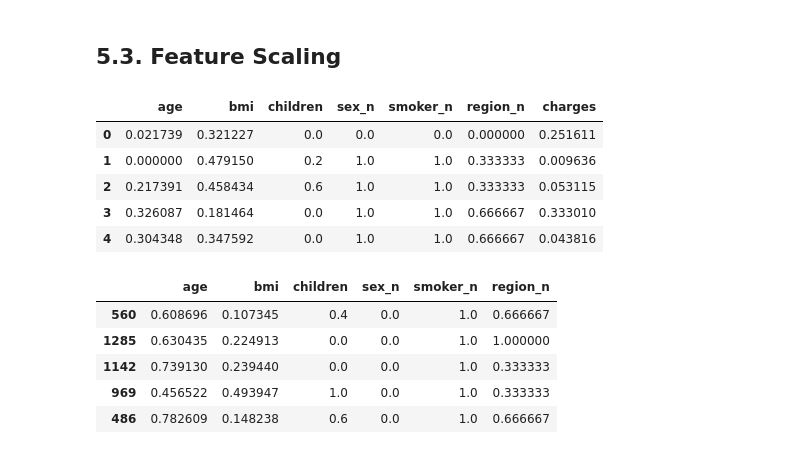
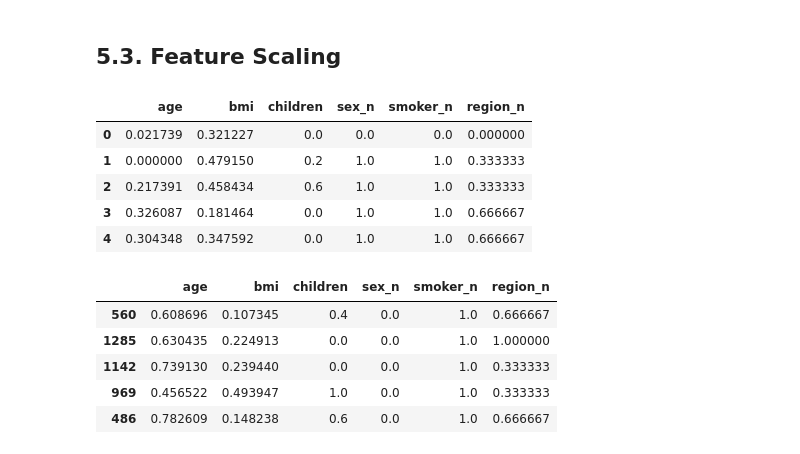
Before and after one commit to allankruger/linear-regression, a Jupyter notebook: src/explore.ipynb, the cells around one changed output. Cells and saved outputs as stored; diff of their text form; code cells hidden in the pictures.

Commit message:
remove scaling from target variable

```diff
--- a/src/explore.ipynb
+++ b/src/explore.ipynb
@@ -501,19 +501,19 @@ dtype: int64
 # %%
 from sklearn.preprocessing import MinMaxScaler
 
-num_variables = ["age", "bmi", "children", "sex_n", "smoker_n", "region_n", "charges"]
+num_variables = ["age", "bmi", "children", "sex_n", "smoker_n", "region_n"]
 
 scaler = MinMaxScaler()
 scal_features = scaler.fit_transform(data[num_variables])
 total_data_scal = pd.DataFrame(scal_features, index=data.index, columns=num_variables)
 total_data_scal.head()
 # %% [output]
-|  | age | bmi | children | sex_n | smoker_n | region_n | charges |
-| 0 | 0.021739 | 0.321227 | 0.0 | 0.0 | 0.0 | 0.000000 | 0.251611 |
-| 1 | 0.000000 | 0.479150 | 0.2 | 1.0 | 1.0 | 0.333333 | 0.009636 |
-| 2 | 0.217391 | 0.458434 | 0.6 | 1.0 | 1.0 | 0.333333 | 0.053115 |
-| 3 | 0.326087 | 0.181464 | 0.0 | 1.0 | 1.0 | 0.666667 | 0.333010 |
-| 4 | 0.304348 | 0.347592 | 0.0 | 1.0 | 1.0 | 0.666667 | 0.043816 |
+|  | age | bmi | children | sex_n | smoker_n | region_n |
+| 0 | 0.021739 | 0.321227 | 0.0 | 0.0 | 0.0 | 0.000000 |
+| 1 | 0.000000 | 0.479150 | 0.2 | 1.0 | 1.0 | 0.333333 |
+| 2 | 0.217391 | 0.458434 | 0.6 | 1.0 | 1.0 | 0.333333 |
+| 3 | 0.326087 | 0.181464 | 0.0 | 1.0 | 1.0 | 0.666667 |
+| 4 | 0.304348 | 0.347592 | 0.0 | 1.0 | 1.0 | 0.666667 |
 # %%
 from sklearn.model_selection import train_test_split
 
```
Also changed, not shown: parts of 5 cells of this notebook.
